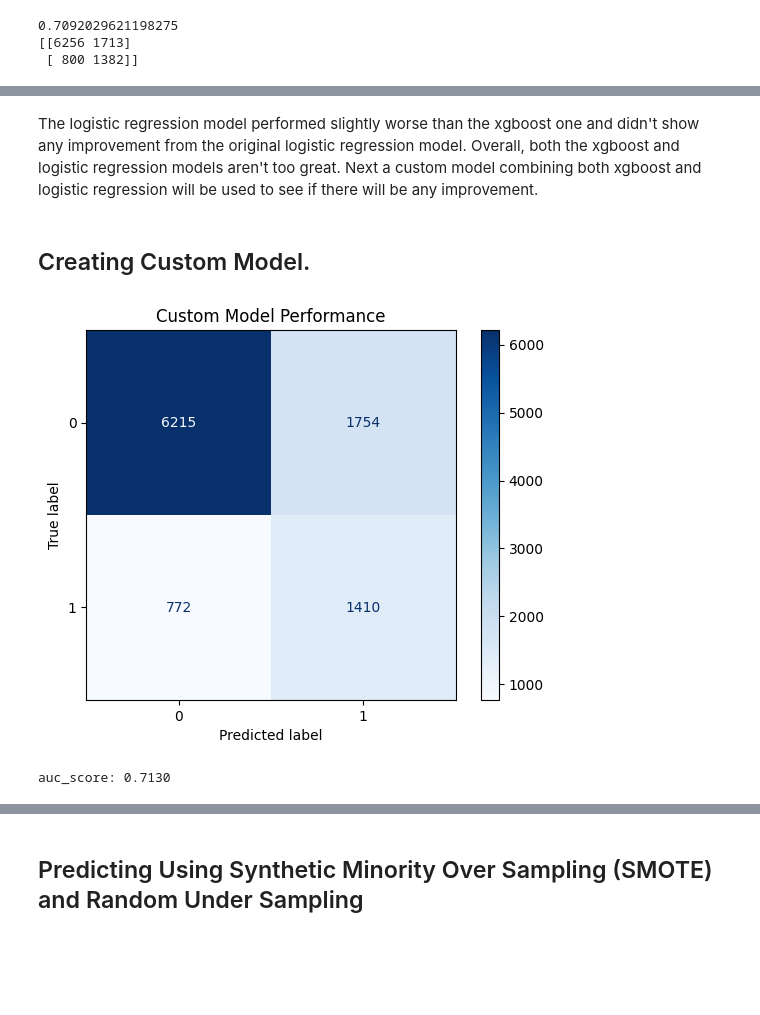
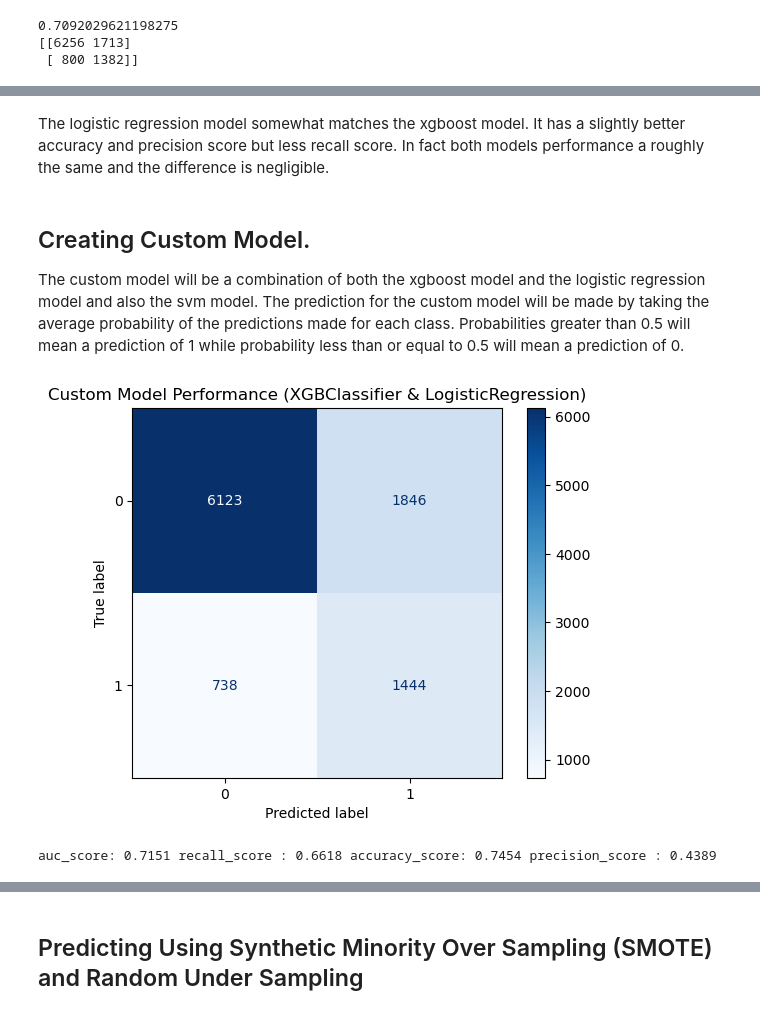
Before and after one commit to yickysan/Predicting-School-Bullying, a Jupyter notebook: notebook/model_training.ipynb, the cells around one changed output, grey strips where cells are left out. Drawn from its saved outputs; the diff is of its cells as text; code cells hidden in the pictures; blank space fills up the shorter version.

Commit message:
made modifications to the model used

```diff
--- a/notebook/model_training.ipynb
+++ b/notebook/model_training.ipynb
@@ -271,6 +283,9 @@ Wall time: 4min 21s
 # %%
-xgb_gridsearch4.best_estimator_.fit(X_train, y_train)
-xgb_pred = xgb_gridsearch4.best_estimator_.predict(X_test)
+xgb_model = XGBClassifier(scale_pos_weight=scale_pos_weight, learning_rate=0.08,
+                         gamma=0.0, reg_alpha=0.1, subsample=0.75,
+                         max_depth=3, min_child_weight=7)
+xgb_model.fit(X_train, y_train)
+xgb_pred = xgb_model.predict(X_test)
 # %%
 xgb_model_plot = ConfusionMatrixDisplay(confusion_matrix(y_test, xgb_pred))
 xgb_model_plot.plot(cmap=plt.cm.Blues)
@@ -348 +369,4 @@ print(confusion_matrix(y_test, lgr_pred))
+# %%
+log_model = models["logreg"]
+log_pred = log_model.predict(X_test)
 # %%
@@ -360,7 +388,8 @@ auc_score: 0.7092
 # %% [markdown]
-The logistic regression model performed slightly worse than the xgboost one and didn't show any improvement from the original logistic regression model. Overall, both the xgboost and logistic regression models aren't too great. Next a custom model combining both xgboost and logistic regression will be used to see if there will be any improvement.
+The logistic regression model somewhat matches the xgboost model. It has a slightly better accuracy and precision score but less recall score. In fact both models performance a roughly the same and the difference is negligible.
 # %% [markdown]
 ## Creating Custom Model.
+The custom model will be a combination of both the xgboost model and the logistic regression model and also the svm model. The prediction for the custom model will be made by taking the average probability of the predictions made for each class. Probabilities greater than 0.5 will mean a prediction of 1 while probability less than or equal to 0.5 will mean a prediction of 0.
 # %%
 class CustomBagger:
     """
@@ -392,8 +421,8 @@ class CustomBagger:
 
     def fit(self, X_train, y_train):
         size = X_train.shape[0] // 2 # splitting the train data into equal parts to fit in the two models
-        X_train_1, y_train_1 = X_train[:20301], y_train[:20301]
-        X_train_2, y_train_2 = X_train[20301:], y_train[20301:]
+        X_train_1, y_train_1 = X_train[:size], y_train[:size]
+        X_train_2, y_train_2 = X_train[size:], y_train[size:]
 
         self.model_1 = self.model_1.fit(X_train_1, y_train_1)
         self.model_2 = self.model_2.fit(X_train_2, y_train_2)
@@ -409,21 +440,22 @@ class CustomBagger:
 # %%
-model_1 = xgb_gridsearch4.best_estimator_
-model_2 = lgr_gridsearch.best_estimator_
+log_xgb_model = CustomBagger(xgb_model, log_model)
 
-custom_bagger = CustomBagger(model_1, model_2)
+log_xgb_model.fit(X_train, y_train)
 
-custom_bagger.fit(X_train, y_train)
-
-preds = custom_bagger.predict(X_test)
+preds = log_xgb_model.predict(X_test)
 # %%
-custom_model_plot = ConfusionMatrixDisplay(confusion_matrix(y_test, preds))
-custom_model_plot.plot(cmap=plt.cm.Blues)
-custom_model_plot.ax_.set_title("Custom Model Performance")
+log_xgb_plot = ConfusionMatrixDisplay(confusion_matrix(y_test, preds))
+log_xgb_plot.plot(cmap=plt.cm.Blues)
+log_xgb_plot.ax_.set_title("Custom Model Performance (XGBClassifier & LogisticRegression)")
 plt.show()
 
 print(
-    "auc_score: %.4f" %roc_auc_score(y_test, preds)
+    "auc_score: %.4f" % roc_auc_score(y_test, preds),
+    "recall_score : %.4f" %recall_score(y_test, preds),
+    "accuracy_score: %.4f" % accuracy_score(y_test, preds),
+    "precision_score : %.4f" %precision_score(y_test, preds)
+
 )
 # %% [output]
-[figure, old version]
+[figure, new version]
-auc_score: 0.7130
+auc_score: 0.7151 recall_score : 0.6618 accuracy_score: 0.7454 precision_score : 0.4389
```
Also changed, not shown: parts of 41 cells of this notebook, 5 other files.
